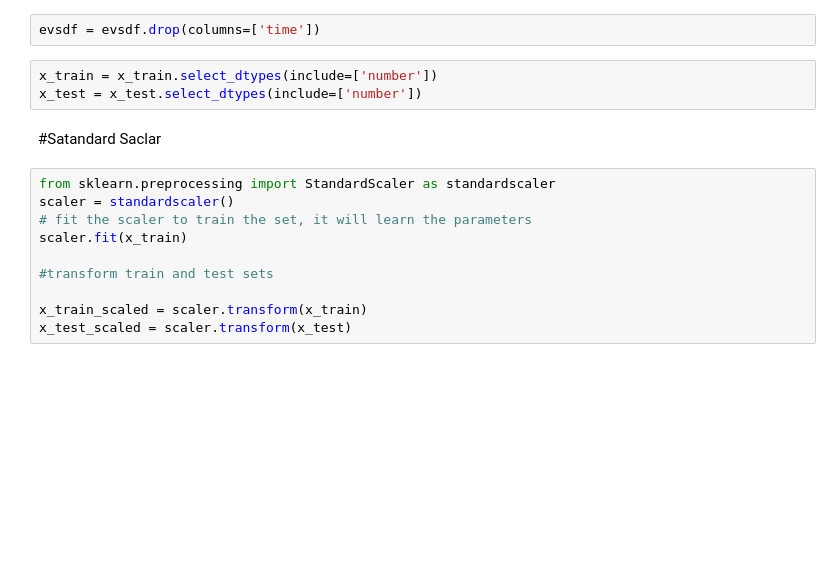
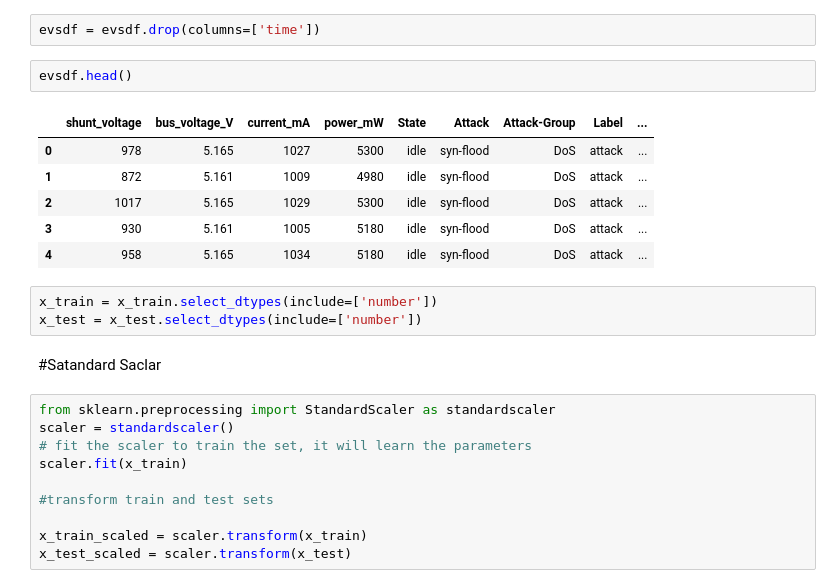
Before and after one commit to imtufail/Machine-Learning-, a Jupyter notebook: Feature Scaling /Standardization.ipynb, the cells around one changed output. Drawn from its saved outputs; the diff is of its cells as text; blank space fills up the shorter version.

```diff
--- a/Feature Scaling /Standardization.ipynb
+++ b/Feature Scaling /Standardization.ipynb
@@ -101,5 +109,14 @@ evsdf['hour'] = evsdf['time'].dt.hour
 # %%
 evsdf = evsdf.drop(columns=['time'])
+# %%
+evsdf.head()
+# %% [output]
+|  | shunt_voltage | bus_voltage_V | current_mA | power_mW | State | Attack | Attack-Group | Label | ... |
+| 0 | 978 | 5.165 | 1027 | 5300 | idle | syn-flood | DoS | attack | ... |
+| 1 | 872 | 5.161 | 1009 | 4980 | idle | syn-flood | DoS | attack | ... |
+| 2 | 1017 | 5.165 | 1029 | 5300 | idle | syn-flood | DoS | attack | ... |
+| 3 | 930 | 5.161 | 1005 | 5180 | idle | syn-flood | DoS | attack | ... |
+| 4 | 958 | 5.165 | 1034 | 5180 | idle | syn-flood | DoS | attack | ... |
 # %%
 x_train = x_train.select_dtypes(include=['number'])
 x_test = x_test.select_dtypes(include=['number'])
```
Also changed, not shown: parts of 5 cells of this notebook.
